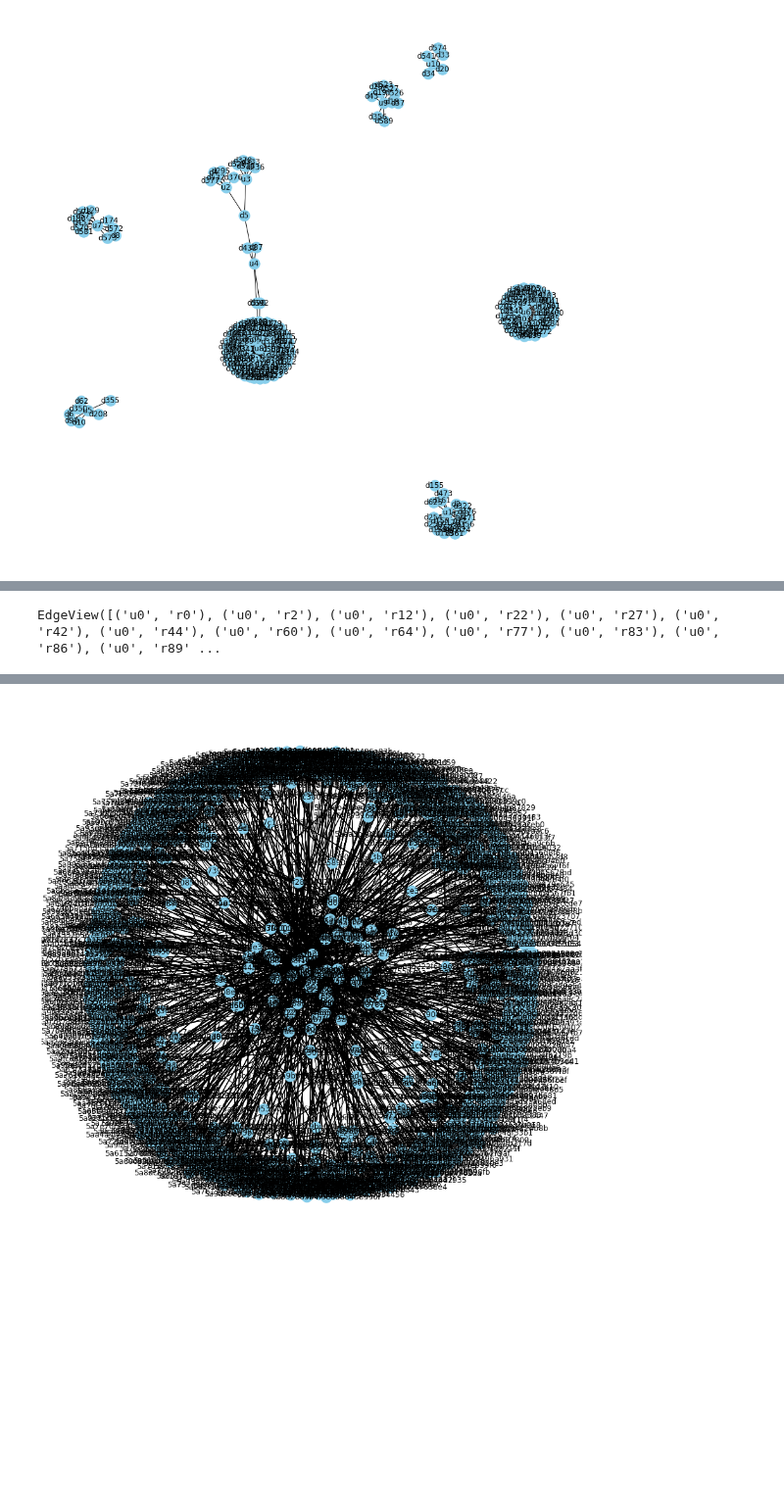
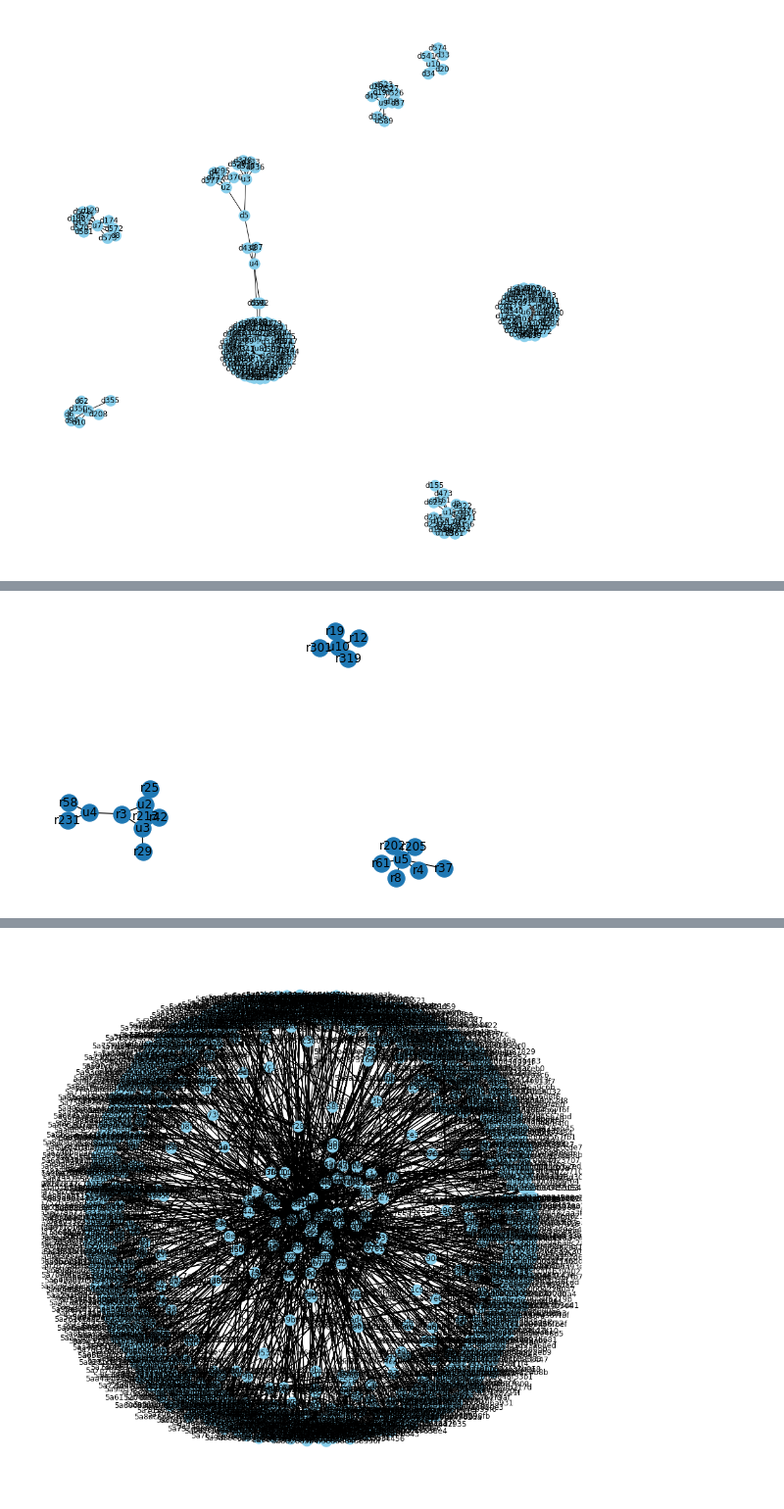
Before and after one commit to ravi-gopalan/DAND_Data_Wrangling, a Jupyter notebook: post_training_processing.ipynb, the cells around one changed output, grey strips where cells are left out. Shown at 98% size. Drawn from its saved outputs; the diff is of its cells as text; code cells hidden in the pictures; blank space fills up the shorter version.

```diff
--- a/post_training_processing.ipynb
+++ b/post_training_processing.ipynb
@@ -1055,4 +1074,0 @@ plt.show()
-# %%
-user_rest.edges()
-# %% [output]
-EdgeView([('u0', 'r0'), ('u0', 'r2'), ('u0', 'r12'), ('u0', 'r22'), ('u0', 'r27'), ('u0', 'r42'), ('u0', 'r44'), ('u0', 'r60'), ('u0', 'r64'), ('u0', 'r77'), ('u0', 'r83'), ('u0', 'r86'), ('u0', 'r89' ...
@@ -1060,0 +1075,4 @@ G=nx.from_pandas_edgelist(df_graph_exploded,'user','dish',edge_attr=True, create
+# %%
+nx.draw(user_rest,with_labels=True,edge_labels=True)
+# %% [output]
+[figure, added]
```
Also changed, not shown: parts of 16 cells of this notebook.
